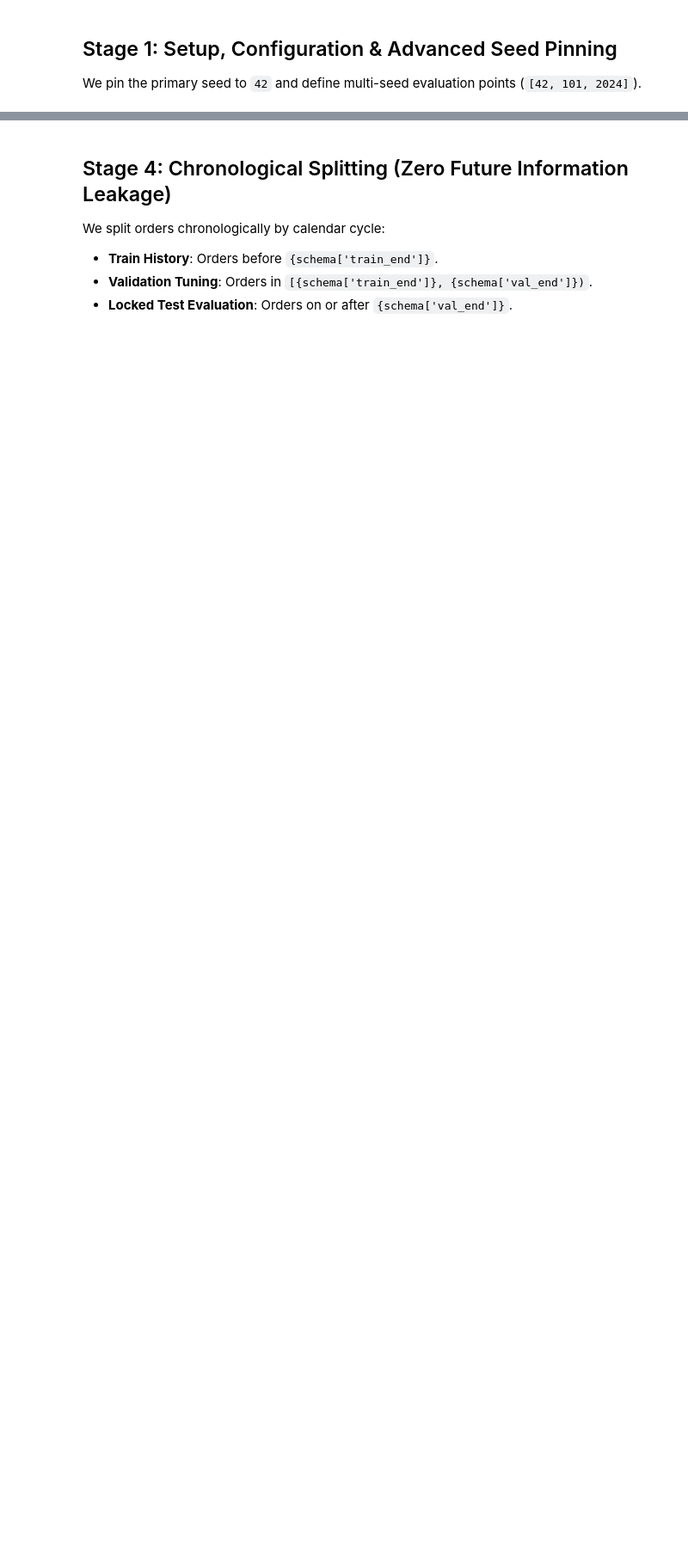
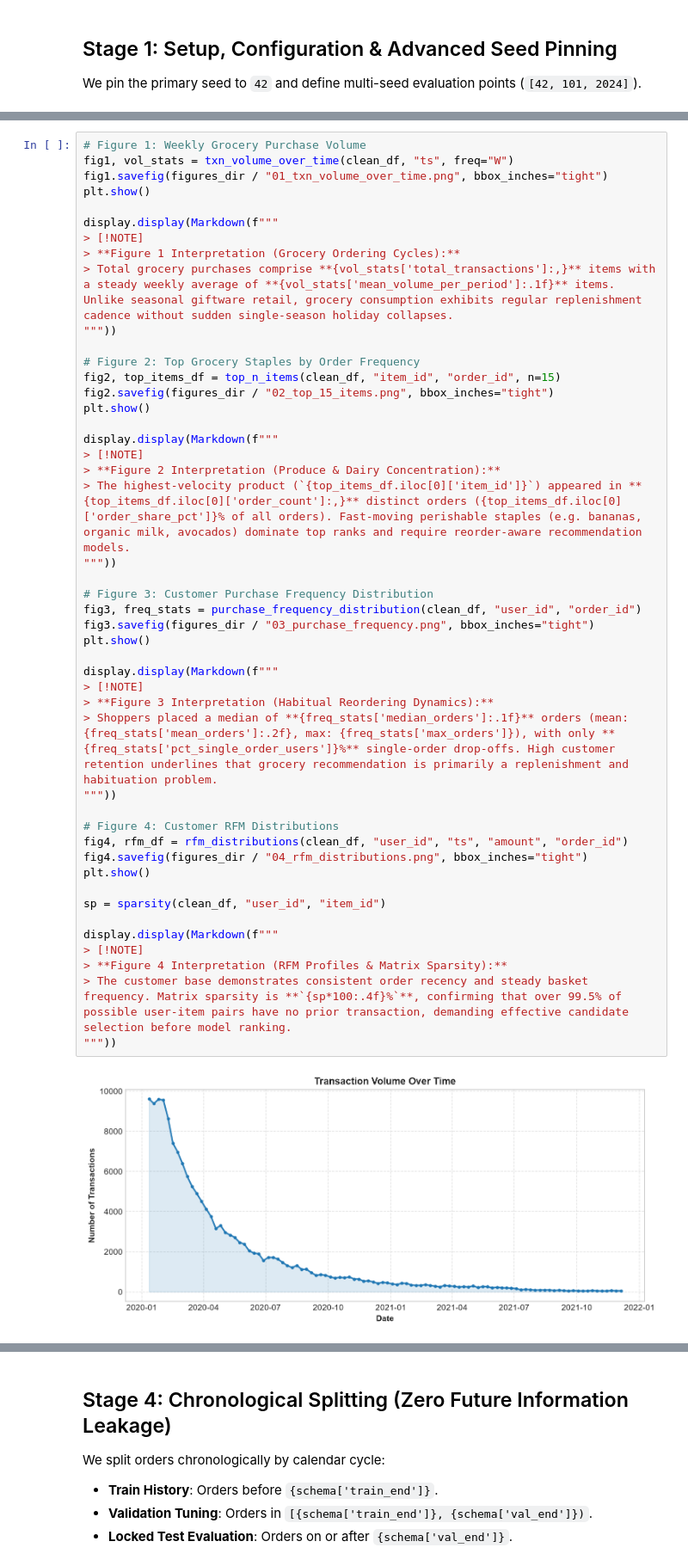
Before and after one commit to Raunak-23/Predictive_Analytics, a Jupyter notebook: Transaction_Recommender/notebooks/02_d2_advanced.ipynb, the cells around one changed output, grey strips where cells are left out. Shown at 86% size. Drawn from its saved outputs; the diff is of its cells as text; blank space fills up the shorter version.

Commit message:
docs(notebooks): synchronize diagnostic plots and interactive stage-wise notebooks

```diff
--- a/Transaction_Recommender/notebooks/02_d2_advanced.ipynb
+++ b/Transaction_Recommender/notebooks/02_d2_advanced.ipynb
@@ -110,0 +147,48 @@ display.display(Markdown(f"""
+# %%
+# Figure 1: Weekly Grocery Purchase Volume
+fig1, vol_stats = txn_volume_over_time(clean_df, "ts", freq="W")
+fig1.savefig(figures_dir / "01_txn_volume_over_time.png", bbox_inches="tight")
+plt.show()
+
+display.display(Markdown(f"""
+> [!NOTE]
+> **Figure 1 Interpretation (Grocery Ordering Cycles):**
+> Total grocery purchases comprise **{vol_stats['total_transactions']:,}** items with a steady weekly average of **{vol_stats['mean_volume_per_period']:.1f}** items. Unlike seasonal giftware retail, grocery consumption exhibits regular replenishment cadence without sudden single-season holiday collapses.
+"""))
+
+# Figure 2: Top Grocery Staples by Order Frequency
+fig2, top_items_df = top_n_items(clean_df, "item_id", "order_id", n=15)
+fig2.savefig(figures_dir / "02_top_15_items.png", bbox_inches="tight")
+plt.show()
+
+display.display(Markdown(f"""
+> [!NOTE]
+> **Figure 2 Interpretation (Produce & Dairy Concentration):**
+> The highest-velocity product (`{top_items_df.iloc[0]['item_id']}`) appeared in **{top_items_df.iloc[0]['order_count']:,}** distinct orders ({top_items_df.iloc[0]['order_share_pct']}% of all orders). Fast-moving perishable staples (e.g. bananas, organic milk, avocados) dominate top ranks and require reorder-aware recommendation models.
+"""))
+
+# Figure 3: Customer Purchase Frequency Distribution
+fig3, freq_stats = purchase_frequency_distribution(clean_df, "user_id", "order_id")
+fig3.savefig(figures_dir / "03_purchase_frequency.png", bbox_inches="tight")
+plt.show()
+
+display.display(Markdown(f"""
+> [!NOTE]
+> **Figure 3 Interpretation (Habitual Reordering Dynamics):**
+> Shoppers placed a median of **{freq_stats['median_orders']:.1f}** orders (mean: {freq_stats['mean_orders']:.2f}, max: {freq_stats['max_orders']}), with only **{freq_stats['pct_single_order_users']}%** single-order drop-offs. High customer retention underlines that grocery recommendation is primarily a replenishment and habituation problem.
+"""))
+
+# Figure 4: Customer RFM Distributions
+fig4, rfm_df = rfm_distributions(clean_df, "user_id", "ts", "amount", "order_id")
+fig4.savefig(figures_dir / "04_rfm_distributions.png", bbox_inches="tight")
+plt.show()
+
+sp = sparsity(clean_df, "user_id", "item_id")
+
+display.display(Markdown(f"""
+> [!NOTE]
+> **Figure 4 Interpretation (RFM Profiles & Matrix Sparsity):**
+> The customer base demonstrates consistent order recency and steady basket frequency. Matrix sparsity is **`{sp*100:.4f}%`**, confirming that over 99.5% of possible user-item pairs have no prior transaction, demanding effective candidate selection before model ranking.
+"""))
+# %% [output]
+[figure, added]
```
Also changed, not shown: parts of 28 cells of this notebook, 10 other files.
